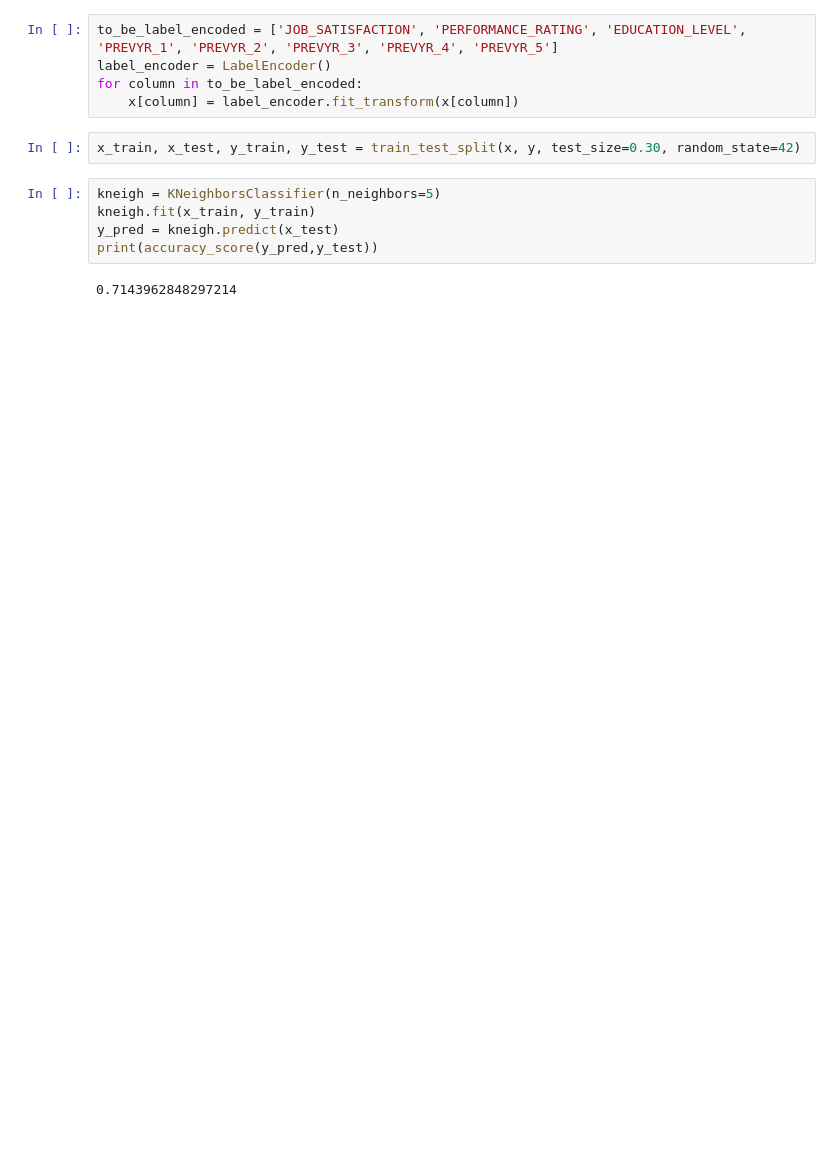
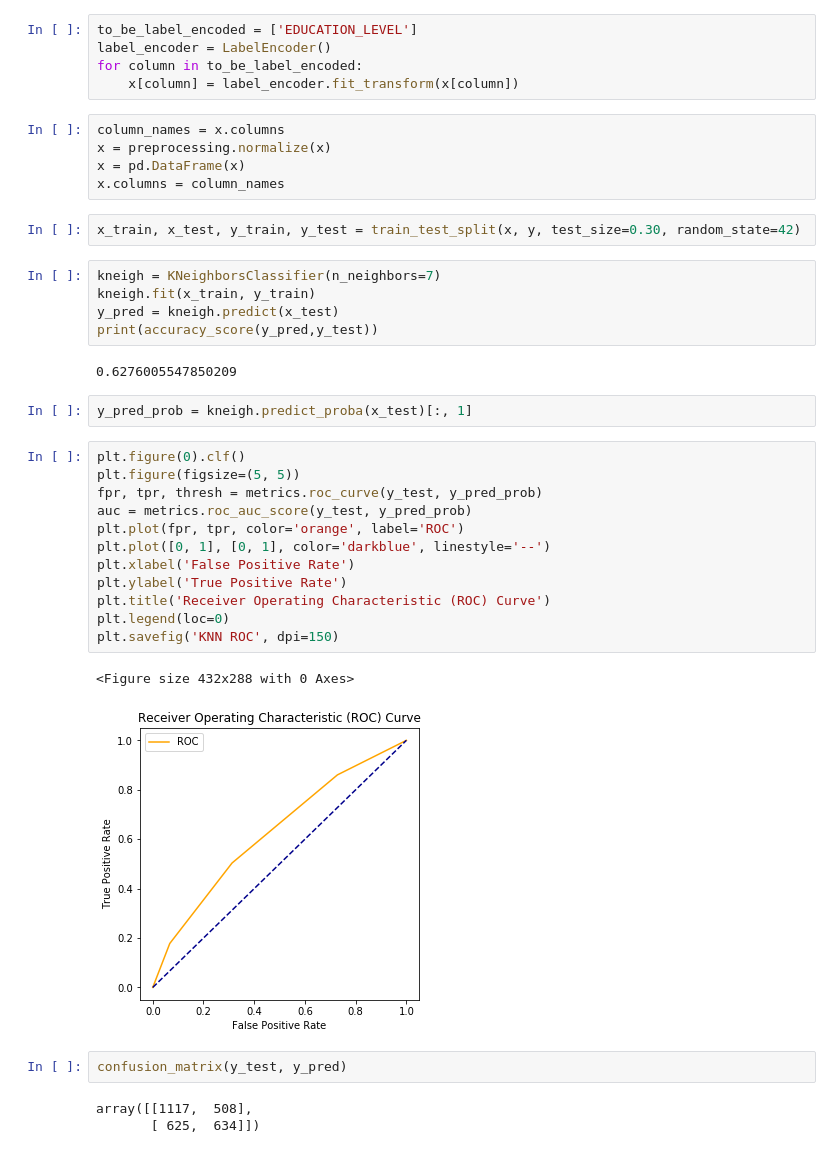
Before and after one commit to vbhuvana7/employee-attrition-prediction, a Jupyter notebook: Python/KNN.ipynb, the cells around one changed output. Saved outputs shown, nothing was run; the diff lists cells and outputs as text; blank space fills up the shorter version.

Commit message:
Cleaned code and saved images

```diff
--- a/Python/KNN.ipynb
+++ b/Python/KNN.ipynb
@@ -18,16 +20,43 @@ y=df['STATUS']
 # %%
 x = pd.get_dummies(x, columns=['ETHNICITY', 'SEX', 'MARITAL_STATUS', 'NUMBER_OF_TEAM_CHANGED', 'HIRE_MONTH', 'IS_FIRST_JOB', 'TRAVELLED_REQUIRED', 'DISABLED_EMP', 'DISABLED_VET', 'JOB_GROUP'])
 # %%
-to_be_label_encoded = ['JOB_SATISFACTION', 'PERFORMANCE_RATING', 'EDUCATION_LEVEL', 'PREVYR_1', 'PREVYR_2', 'PREVYR_3', 'PREVYR_4', 'PREVYR_5']
+to_be_label_encoded = ['EDUCATION_LEVEL']
 label_encoder = LabelEncoder()
 for column in to_be_label_encoded:
     x[column] = label_encoder.fit_transform(x[column])
+# %%
+column_names = x.columns
+x = preprocessing.normalize(x)
+x = pd.DataFrame(x)
+x.columns = column_names
 # %%
 x_train, x_test, y_train, y_test = train_test_split(x, y, test_size=0.30, random_state=42)
 # %%
-kneigh = KNeighborsClassifier(n_neighbors=5)
+kneigh = KNeighborsClassifier(n_neighbors=7)
 kneigh.fit(x_train, y_train)
 y_pred = kneigh.predict(x_test)
 print(accuracy_score(y_pred,y_test))
 # %% [output]
-0.7143962848297214
+0.6276005547850209
+# %%
+y_pred_prob = kneigh.predict_proba(x_test)[:, 1]
+# %%
+plt.figure(0).clf()
+plt.figure(figsize=(5, 5))
+fpr, tpr, thresh = metrics.roc_curve(y_test, y_pred_prob)
+auc = metrics.roc_auc_score(y_test, y_pred_prob)
+plt.plot(fpr, tpr, color='orange', label='ROC')
+plt.plot([0, 1], [0, 1], color='darkblue', linestyle='--')
+plt.xlabel('False Positive Rate')
+plt.ylabel('True Positive Rate')
+plt.title('Receiver Operating Characteristic (ROC) Curve')
+plt.legend(loc=0)
+plt.savefig('KNN ROC', dpi=150)
+# %% [output]
+<Figure size 432x288 with 0 Axes>
+[figure, added]
+# %%
+confusion_matrix(y_test, y_pred)
+# %% [output]
+array([[1117,  508],
+       [ 625,  634]])
```
Also changed, not shown: parts of 2 cells of this notebook, 32 other files.
